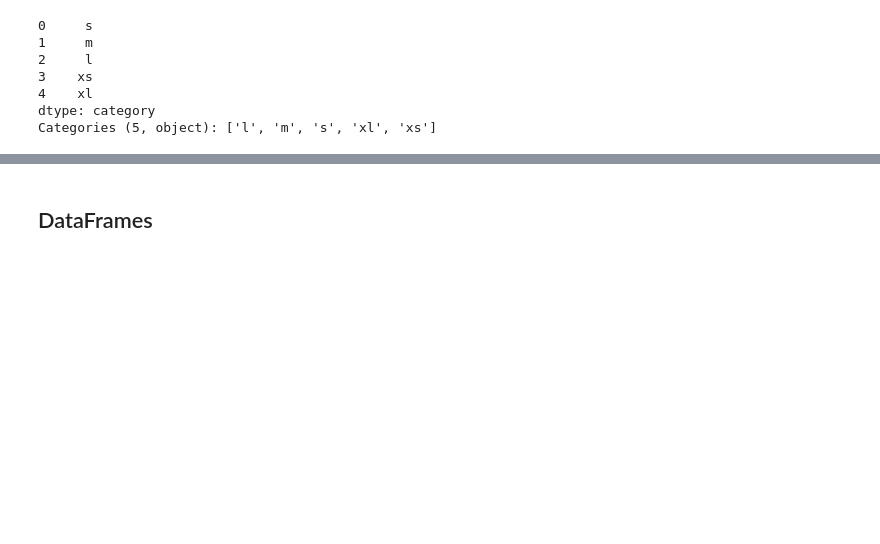
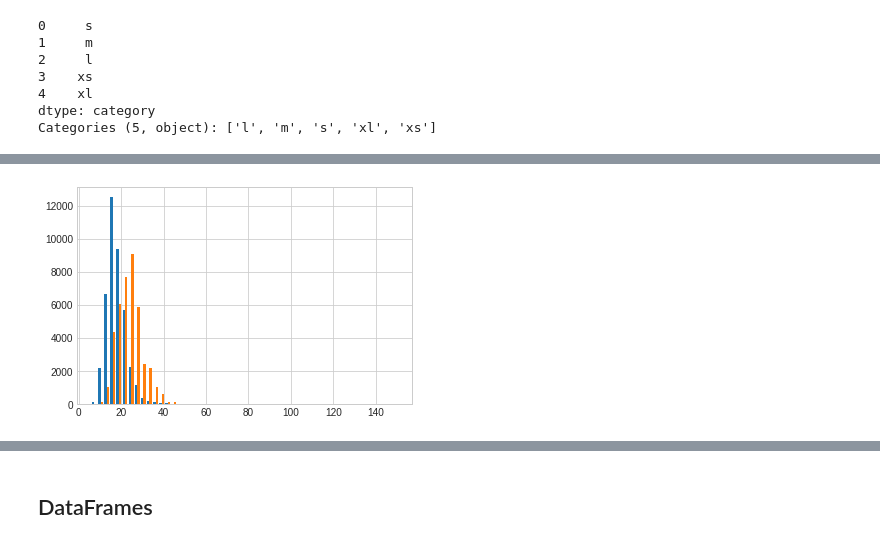
Before and after one commit to magjanvaz/curso-python-us, a Jupyter notebook: notebooks/pandas/introduction-pandas.ipynb, the cells around one changed output, grey strips where cells are left out. Cells and saved outputs as stored; diff of their text form; code cells hidden in the pictures; blank space fills up the shorter version.

```diff
--- a/notebooks/pandas/introduction-pandas.ipynb
+++ b/notebooks/pandas/introduction-pandas.ipynb
@@ -202,0 +343,8 @@ highway_mpg = df.highway08
+# %%
+fig, ax= plt.subplots()
+
+ax.hist([city_mpg, highway_mpg], bins=50)
+
+fig.show()
+# %% [output]
+[figure, added]
```
Also changed, not shown: parts of 40 cells of this notebook.
